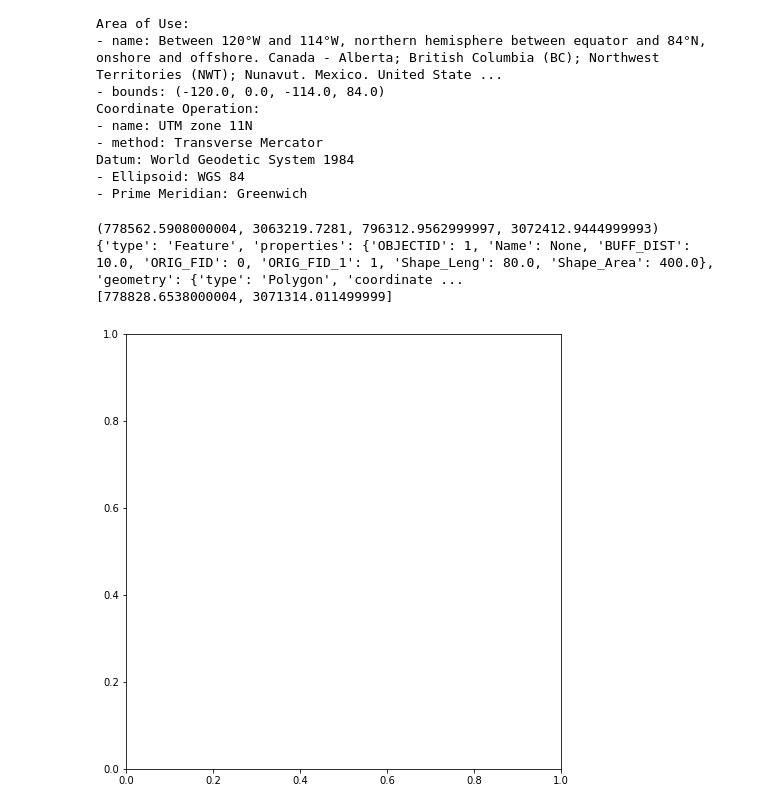
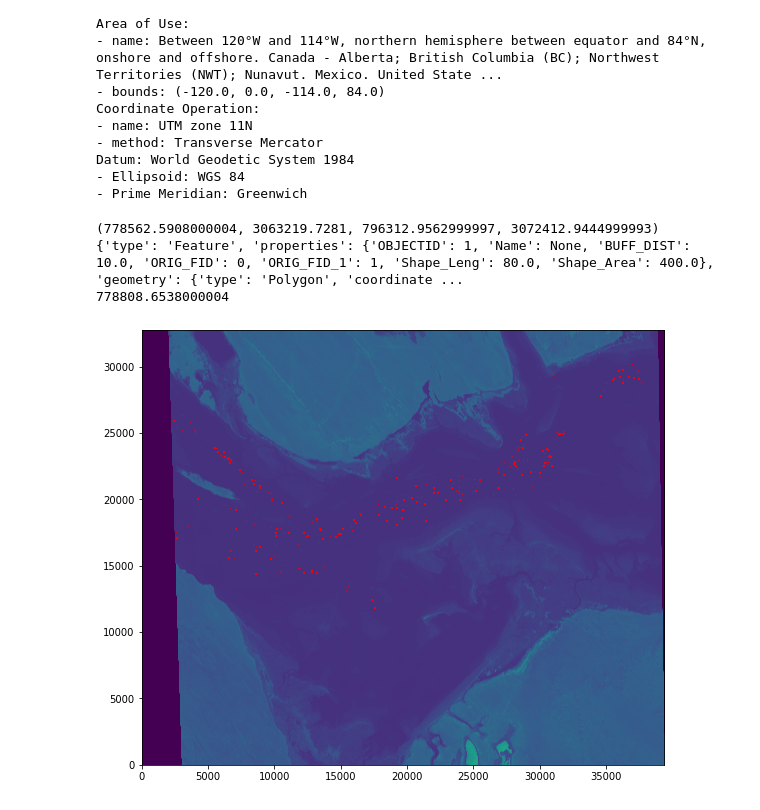
Before and after one commit to KMacfarlaneGreen/mres_whales, a Jupyter notebook: notebooks/exploratory/preprocessing0.1.ipynb, the cells around one changed output. Saved outputs shown, nothing was run; the diff lists cells and outputs as text; code cells hidden in the pictures.

```diff
--- a/notebooks/exploratory/preprocessing0.1.ipynb
+++ b/notebooks/exploratory/preprocessing0.1.ipynb
@@ -25,8 +26,8 @@ def convert_coords(image, label, x, y):
     '''
 
     # get coordinates defining extent of input image and labels
-    bbox = features.bounds(label)
-    x_min, y_min, x_max, y_max = bbox[0],bbox[1],bbox[2],bbox[3]#label['bbox'][0], label['bbox'][1], label['bbox'][2], label['bbox'][3]
+    bbox = image.bounds #features.bounds(label)    #bounding box of image - this is different to bounding box of labels
+    x_min, y_min, x_max, y_max = bbox[0], bbox[1], bbox[2], bbox[3] #label['bbox'][0], label['bbox'][1], label['bbox'][2], label['bbox'][3]
 
     # get distance of point x,y from image origin
     x_relative = x - x_min
@@ -35,7 +36,8 @@ def convert_coords(image, label, x, y):
     # get scaling factors
     width = x_max - x_min
     height = y_max - y_min
-    (width_pix, height_pix) = image.shape#size
+    #(width_pix, height_pix) = image.size
+    (height_pix, width_pix) = image.shape
 
 
     x_pix = x_relative/width * width_pix
@@ -177,6 +170,7 @@ Datum: World Geodetic System 1984
 - Ellipsoid: WGS 84
 - Prime Meridian: Greenwich
 # %%
+#checking
 from rasterio import features
 from rasterio.plot import show
 with open(liebre1_box_path, 'r') as f:
@@ -185,41 +179,41 @@ with open(liebre1_box_path, 'r') as f:
     #print(label)
     first = label['features'][0]
     print(first)
-    print(first['geometry']['coordinates'][0][2])
+    print(first['geometry']['coordinates'][0][0][0])
 # %% [output]
 (778562.5908000004, 3063219.7281, 796312.9562999997, 3072412.9444999993)
 {'type': 'Feature', 'properties': {'OBJECTID': 1, 'Name': None, 'BUFF_DIST': 10.0, 'ORIG_FID': 0, 'ORIG_FID_1': 1, 'Shape_Leng': 80.0, 'Shape_Area': 400.0}, 'geometry': {'type': 'Polygon', 'coordinate ...
-[778828.6538000004, 3071314.011499999]
+778808.6538000004
 # %%
 # visualise input image file + bounding boxes from label file
 with open(liebre1_box_path, 'r') as f:
     label = json.load(f)
-    #image = io.imread(liebre1_image_path)
     #image = Image.open(liebre1_image_path)
     image = rasterio.open(liebre1_image_path)
+
     # create figure
     fig1 = plt.figure(figsize=(16, 8))
     ax1 = fig1.add_subplot(111, aspect='equal')
-    #plt.imshow(np.flipud(image), origin='lower') #  flip because imshow defines upper left as origin
-    #show(image)
+    plt.imshow(np.flipud(image.read(1)), origin='lower') #  flip because imshow defines upper left as origin
+
     # plot bounding boxes
     for object in label['features']:
 
         # get origin and dimensions of each bounding box
         bottom_left_unconv = object['geometry']['coordinates'][0][0]
         top_right_unconv = object['geometry']['coordinates'][0][2]
 
         bottom_left = convert_coords(image, label, bottom_left_unconv[0], bottom_left_unconv[1])
         #print(bottom_left)
         top_right = convert_coords(image, label, top_right_unconv[0], top_right_unconv[1])
 
         width = top_right[0] - bottom_left[0]
         height = top_right[1] - bottom_left[1]
 
         # add bounding box to figure
         rect = patches.Rectangle(bottom_left, width, height, linewidth=1, edgecolor='r', facecolor='none')
         ax1.add_patch(rect)
 
     plt.show
 # %% [output]
-[figure, old version]
+[figure, new version]
```
Also changed, not shown: parts of 16 cells of this notebook.
